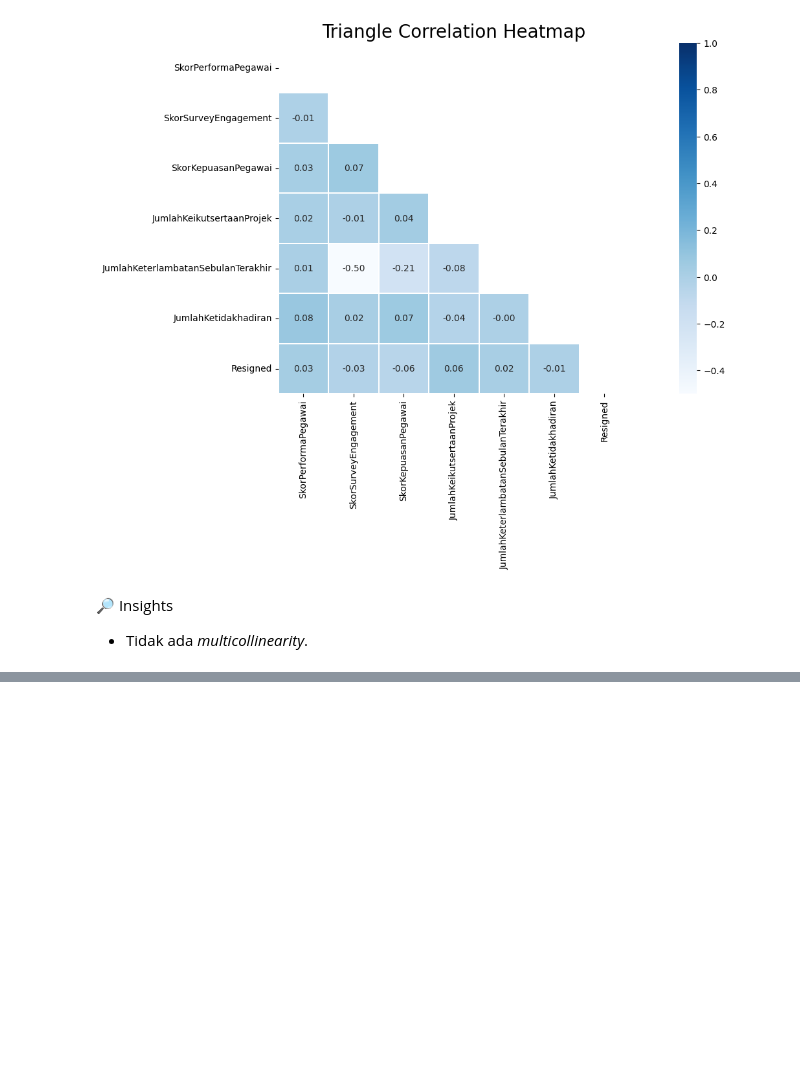
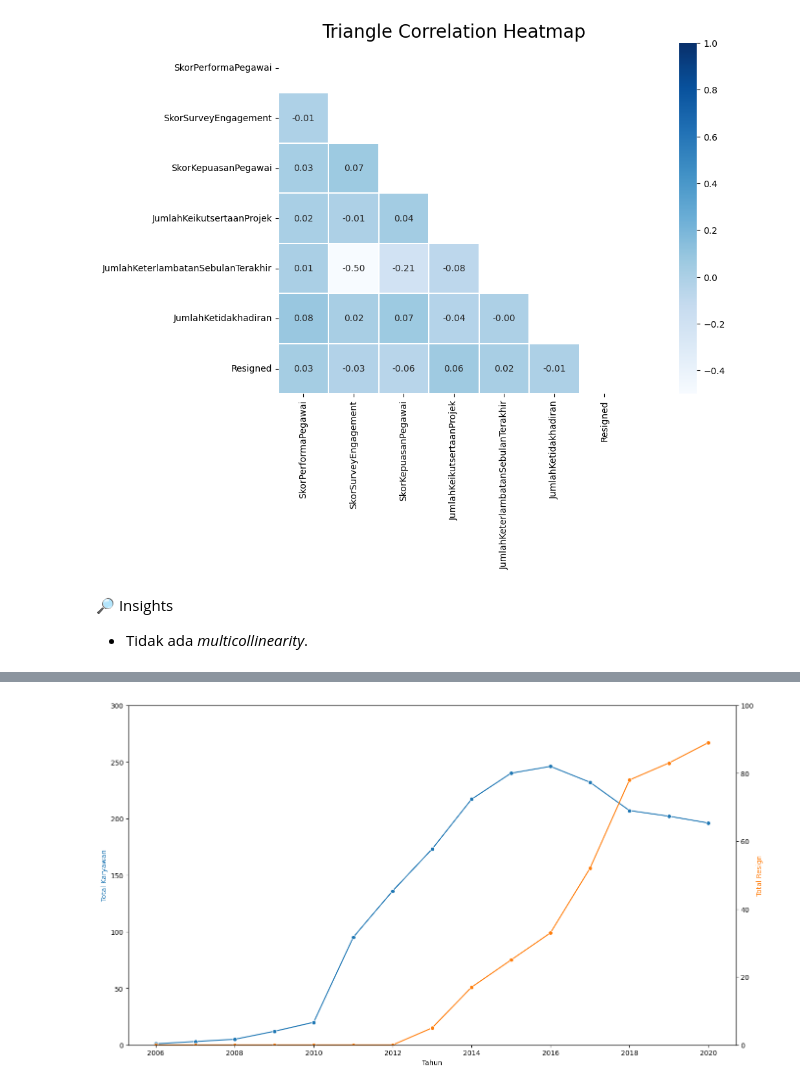
Before and after one commit to sabirinID/Predicting-Employee-Attrition, a Jupyter notebook: Notebooks/hr_employee_retention.ipynb, the cells around one changed output, grey strips where cells are left out. Saved outputs shown, nothing was run; the diff lists cells and outputs as text; code cells hidden in the pictures; blank space fills up the shorter version.

```diff
--- a/Notebooks/hr_employee_retention.ipynb
+++ b/Notebooks/hr_employee_retention.ipynb
@@ -736,0 +788,4 @@ plt.show()
+# %%
+annual_turnover = annual_hiring.merge(annual_resign, how='outer', on='Tahun')
+annual_turnover = annual_turnover.fillna(0).astype('int64')
+annual_turnover
@@ -736,0 +890,15 @@ plt.show()
+# %%
+fig, ax1 = plt.subplots(figsize=(16, 9))
+
+ax2 = ax1.twinx()
+sns.lineplot(data=annual_turnover, x='Tahun', y='TotalKaryawan', marker='o', color='tab:blue', ax=ax1)
+sns.lineplot(data=annual_turnover, x='Tahun', y='TotalResign', marker='o', color='tab:orange', ax=ax2)
+
+ax1.set_ylabel('Total Karyawan', color='tab:blue')
+ax1.set_ylim(0, 300)
+ax2.set_ylabel('Total Resign', color='tab:orange')
+ax2.set_ylim(0, 100)
+
+plt.show()
+# %% [output]
+[figure, added]
```
Also changed, not shown: parts of 17 cells of this notebook.
